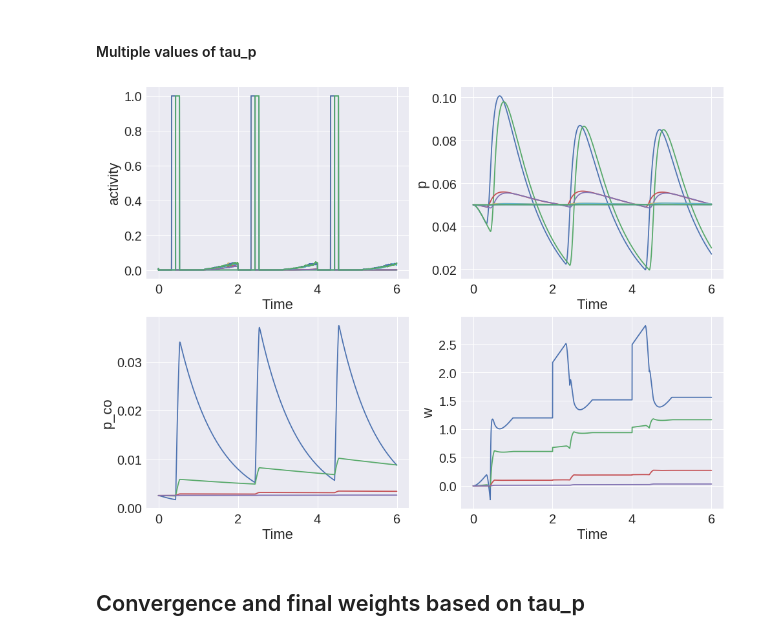
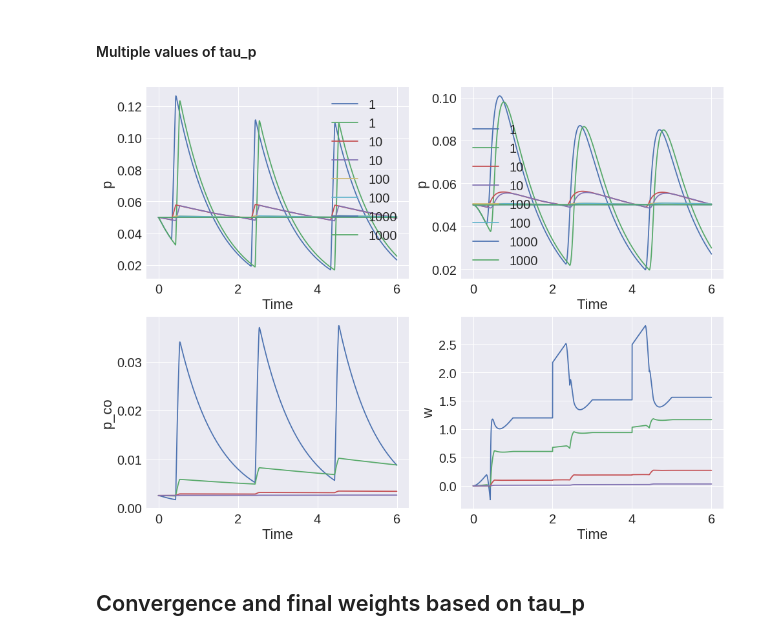
Before and after one commit to h-mayorquin/attractor_sequences, a Jupyter notebook: notebooks/2017-09-09(tau_p effects).ipynb, the cells around one changed output. Saved outputs shown, nothing was run; the diff lists cells and outputs as text; code cells hidden in the pictures.

```diff
--- a/notebooks/2017-09-09(tau_p effects).ipynb
+++ b/notebooks/2017-09-09(tau_p effects).ipynb
@@ -221,38 +221,46 @@ for tau_p in tau_p_list:
 
     manager.run_network_protocol(protocol=protocol, verbose=False)
 
     # Plotting
     o = manager.history['o']
     p_pre = manager.history['p_pre']
+    p_post = manager.history['p_post']
     p_co = manager.history['p_co']
     w = manager.history['w']
 
     pattern_1 = 3
     pattern_2 = 4
 
     time = np.arange(0, manager.T_total, dt)
 
-    ax1.plot(time, o[:, pattern_1])
-    ax1.plot(time, o[:, pattern_2])
-    ax1.set_ylabel('activity')
+    if False:
+        ax1.plot(time, o[:, pattern_1])
+        ax1.plot(time, o[:, pattern_2])
+        ax1.set_ylabel('activity')
+        ax1.set_xlabel('Time')
+
+    ax1.plot(time, p_post[:, pattern_1], label=str(tau_p))
+    ax1.plot(time, p_post[:, pattern_2], label=str(tau_p))
+    ax1.set_ylabel('p')
     ax1.set_xlabel('Time')
 
     ax2.plot(time, p_pre[:, pattern_1], label=str(tau_p))
     ax2.plot(time, p_pre[:, pattern_2], label=str(tau_p))
     ax2.set_ylabel('p')
     ax2.set_xlabel('Time')
 
     ax3.plot(time, p_co[:, pattern_2, pattern_1])
     ax3.set_ylabel('p_co')
     ax3.set_xlabel('Time')
 
     ax4.plot(time, w[:, pattern_2, pattern_1])
     ax4.set_ylabel('w')
     ax4.set_xlabel('Time')
 
-    ax2.legend();
+ax1.legend()
+ax2.legend();
 # %% [output]
-[figure, old version]
+[figure, new version]
 # %% [markdown]
 ## Convergence and final weights based on tau_p
 # %%
```
Also changed, not shown: parts of 5 cells of this notebook, 7 other files.
